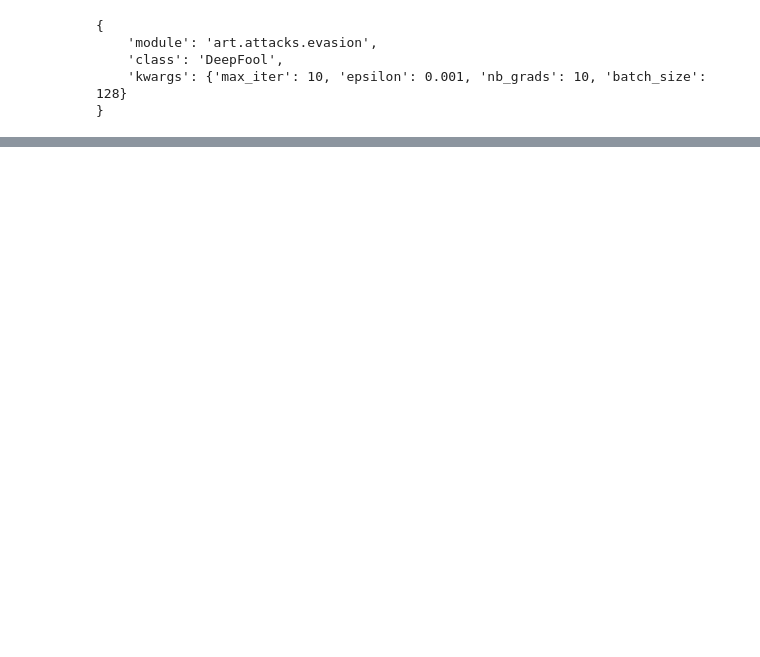
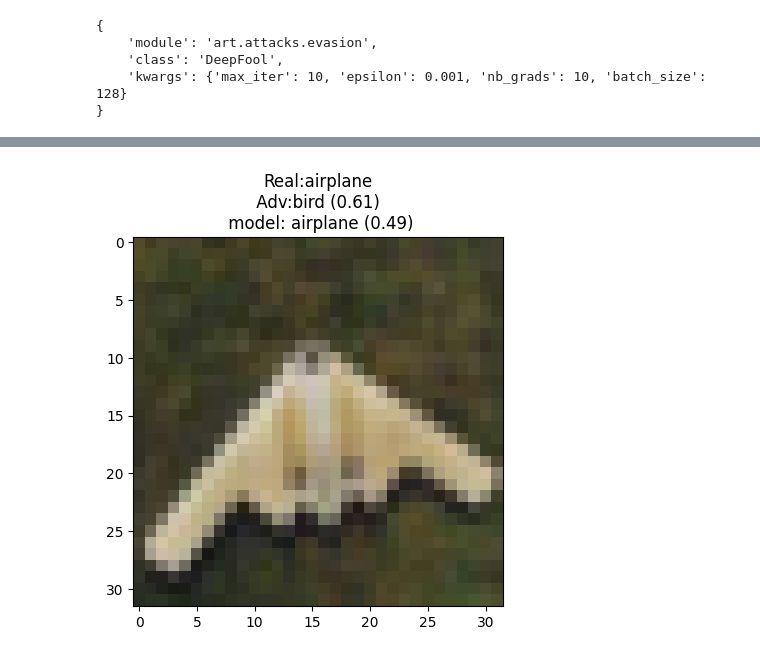
Before and after one commit to jamontanac/Fighting-Illutions, a Jupyter notebook: Fighting-Illutions/notebooks/Testing Attacks.ipynb, the cells around one changed output, grey strips where cells are left out. Drawn from its saved outputs; the diff is of its cells as text; code cells hidden in the pictures; blank space fills up the shorter version.

```diff
--- a/Fighting-Illutions/notebooks/Testing Attacks.ipynb
+++ b/Fighting-Illutions/notebooks/Testing Attacks.ipynb
@@ -250,0 +338,21 @@ plt.show()
+# %%
+Carlini_attack={
+    'module': 'art.attacks.evasion',
+    'class': 'CarliniL2Method',
+    'kwargs': {
+        'confidence': 1,
+        'targeted': False,
+        'learning_rate': 0.01,
+        'binary_search_steps': 5,
+        'max_iter': 10,
+        'initial_const': 0.01,
+        'max_halving': 5,
+        'max_doubling': 5,
+        'batch_size': 128,
+        'verbose': True
+    }
+}
+# %%
+resnet_model = catalog.load("Resnet_model")
+classifier = classification(resnet_model)
+attack = Evasion_Attack(classifier,attack=Carlini_attack)
@@ -250,0 +431,8 @@ plt.show()
+# %%
+classes=['airplane', 'automobile', 'bird', 'cat', 'deer', 'dog', 'frog', 'horse', 'ship', 'truck']
+to_viz=52
+plot_title = f"Real:{classes[all_real_labels[to_viz]]}\n Adv:{classes[all_adversarial_labels[to_viz]]} ({all_adversarial_confidence_labels[to_viz]:.2f}) \n model: {classes[all_model_labels[to_viz]]} ({all_confidence_labels[to_viz]:.2f})"
+plt.imshow(all_adversarial_examples[to_viz].numpy().transpose((1,2,0)))
+plt.title(plot_title)
+plt.show()
+# %% [output]
@@ -250,0 +440 @@ plt.show()
+[figure, added]
```
Also changed, not shown: parts of 23 cells of this notebook, 3 other files.
